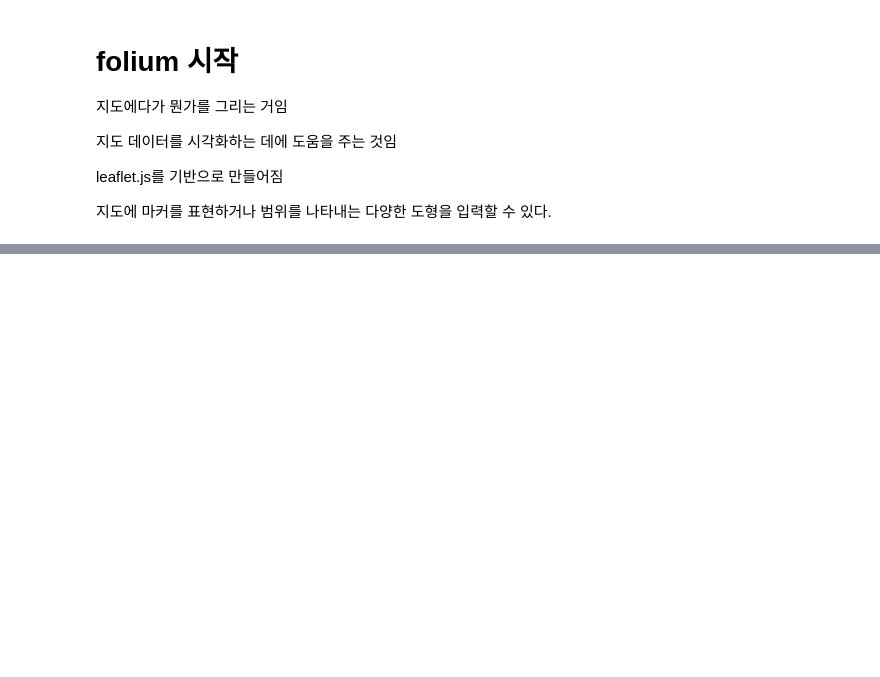
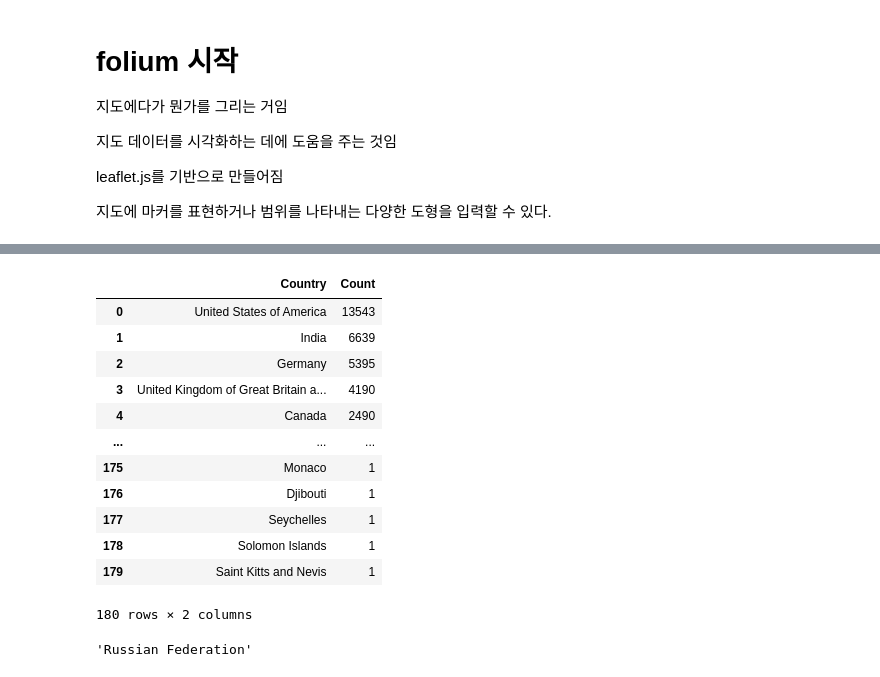
Before and after one commit to malcano/Data_Engineering_20, a Jupyter notebook: python/20python.ipynb, the cells around one changed output, grey strips where cells are left out. Saved outputs shown, nothing was run; the diff lists cells and outputs as text; code cells hidden in the pictures; blank space fills up the shorter version.

```diff
--- a/python/20python.ipynb
+++ b/python/20python.ipynb
@@ -436,3 +436,27 @@ import pandas as pd
 survey_raw_df = pd.read_csv('data/survey_results_public.csv', index_col="ResponseId")
 # %%
 countries_geojson = 'https://raw.githubusercontent.com/johan/world.geo.json/master/countries.geo.json'
+# %%
+country_count = survey_raw_df.Country.value_counts()
+country_counts_df = pd.DataFrame({'Country': country_count.index, 'Count': country_count.values})
+country_counts_df
+# %% [output]
+|  | Country | Count |
+| 0 | United States of America | 13543 |
+| 1 | India | 6639 |
+| 2 | Germany | 5395 |
+| 3 | United Kingdom of Great Britain a... | 4190 |
+| 4 | Canada | 2490 |
+| ... | ... | ... |
+| 175 | Monaco | 1 |
+| 176 | Djibouti | 1 |
+| 177 | Seychelles | 1 |
+| 178 | Solomon Islands | 1 |
+| 179 | Saint Kitts and Nevis | 1 |
+180 rows × 2 columns
+# %%
+#json 속성 feature.properties.name의 값과 csv에서 가져온 country_name 이 일치해야 함
+#이 중 Russian Federation 을 Russia로 바꿔주자
+country_counts_df.at[12, 'Country']
+# %% [output]
+'Russian Federation'
```
Also changed, not shown: parts of 13 cells of this notebook, 8 other files.
